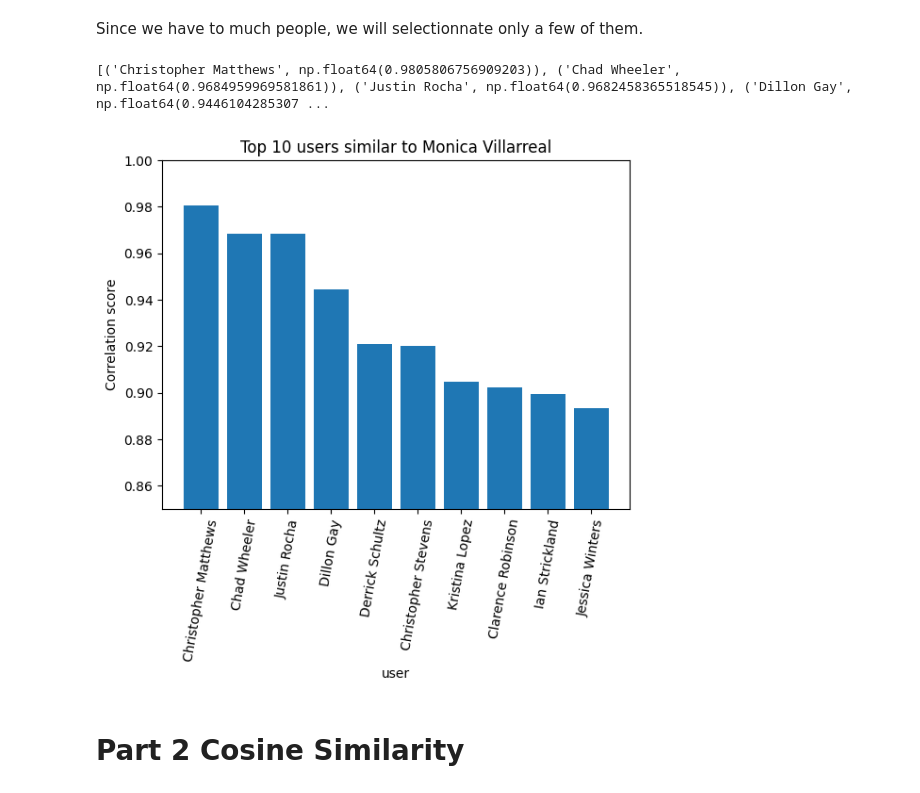
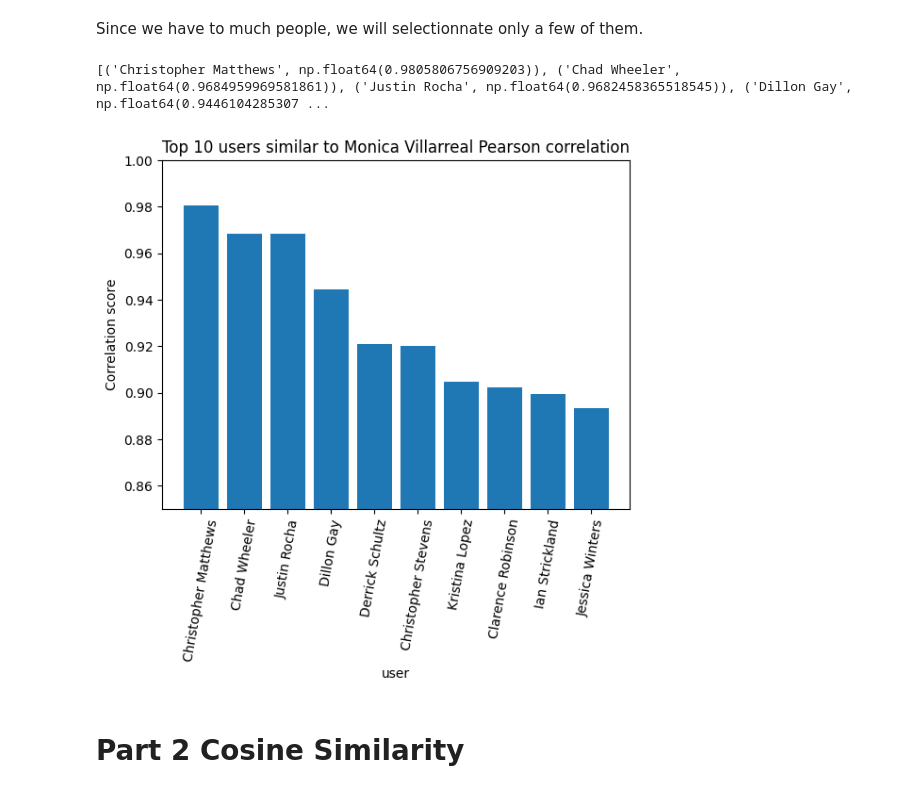
Before and after one commit to emmarcrg/Netmovies_users, a Jupyter notebook: user_recommandations.ipynb, the cells around one changed output. Saved outputs shown, nothing was run; the diff lists cells and outputs as text; code cells hidden in the pictures.

```diff
--- a/user_recommandations.ipynb
+++ b/user_recommandations.ipynb
@@ -97,22 +97,22 @@ Since we have to much people, we will selectionnate only a few of them.
 # %%
 users_sorted = sorted(users_selected, key=lambda x: x[1], reverse=True)
 # We select the 10 firsts users from the sorted list
 users_selected = users_sorted[:10]
 print(users_selected)
 
 user = [u for u, s in users_selected]
 scores = [s for f, s in users_selected]
 
 plt.bar(user, scores)
 plt.xlabel('user')
 plt.ylabel('Correlation score')
-plt.title('Top 10 users similar to Monica Villarreal')
+plt.title('Top 10 users similar to Monica Villarreal Pearson correlation')
 plt.xticks(rotation=80)
 plt.ylim(0.85, 1)
 plt.show()
 # %% [output]
 [('Christopher Matthews', np.float64(0.9805806756909203)), ('Chad Wheeler', np.float64(0.9684959969581861)), ('Justin Rocha', np.float64(0.9682458365518545)), ('Dillon Gay', np.float64(0.9446104285307 ...
-[figure, old version]
+[figure, new version]
 # %% [markdown]
 # Part 2 Cosine Similarity
 # %% [markdown]
```
Also changed, not shown: parts of 3 cells of this notebook.
